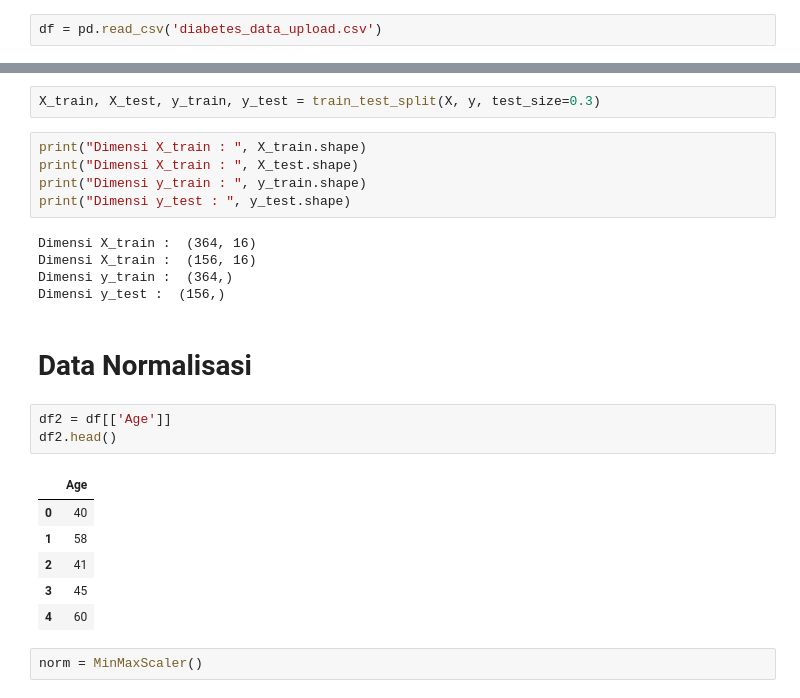
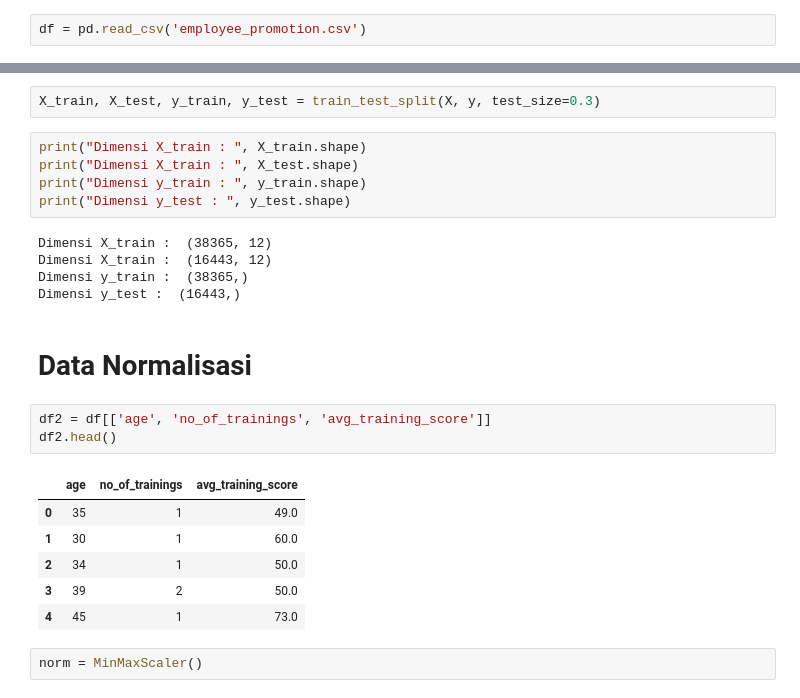
Before and after one commit to gemparpanggih/Praktikum_KB, a Jupyter notebook: Posttest_KB_4/Posttest4.ipynb, the cells around one changed output, grey strips where cells are left out. Drawn from its saved outputs; the diff is of its cells as text.

```diff
--- a/Posttest_KB_4/Posttest4.ipynb
+++ b/Posttest_KB_4/Posttest4.ipynb
@@ -11,5 +12,5 @@ from sklearn.impute import SimpleImputer
 # %%
-df = pd.read_csv('diabetes_data_upload.csv')
+df = pd.read_csv('employee_promotion.csv')
 # %%
 df.head()
 # %% [output]
@@ -34,22 +35,22 @@ print("Dimensi X_train : ", X_test.shape)
 print("Dimensi y_train : ", y_train.shape)
 print("Dimensi y_test : ", y_test.shape)
 # %% [output]
-Dimensi X_train :  (364, 16)
-Dimensi X_train :  (156, 16)
-Dimensi y_train :  (364,)
-Dimensi y_test :  (156,)
+Dimensi X_train :  (38365, 12)
+Dimensi X_train :  (16443, 12)
+Dimensi y_train :  (38365,)
+Dimensi y_test :  (16443,)
 # %% [markdown]
 # Data Normalisasi
 # %%
-df2 = df[['Age']]
+df2 = df[['age', 'no_of_trainings', 'avg_training_score']]
 df2.head()
 # %% [output]
-|  | Age |
-| 0 | 40 |
-| 1 | 58 |
-| 2 | 41 |
-| 3 | 45 |
-| 4 | 60 |
+|  | age | no_of_trainings | avg_training_score |
+| 0 | 35 | 1 | 49.0 |
+| 1 | 30 | 1 | 60.0 |
+| 2 | 34 | 1 | 50.0 |
+| 3 | 39 | 2 | 50.0 |
+| 4 | 45 | 1 | 73.0 |
 # %%
 norm = MinMaxScaler()
 # %%
```
Also changed, not shown: parts of 32 cells of this notebook, 2 other files.
